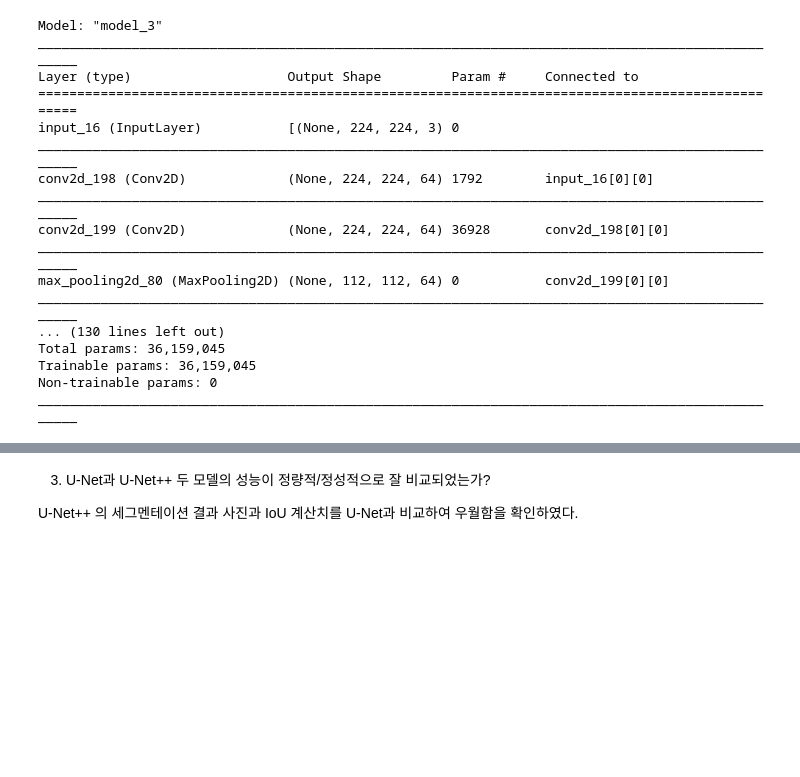
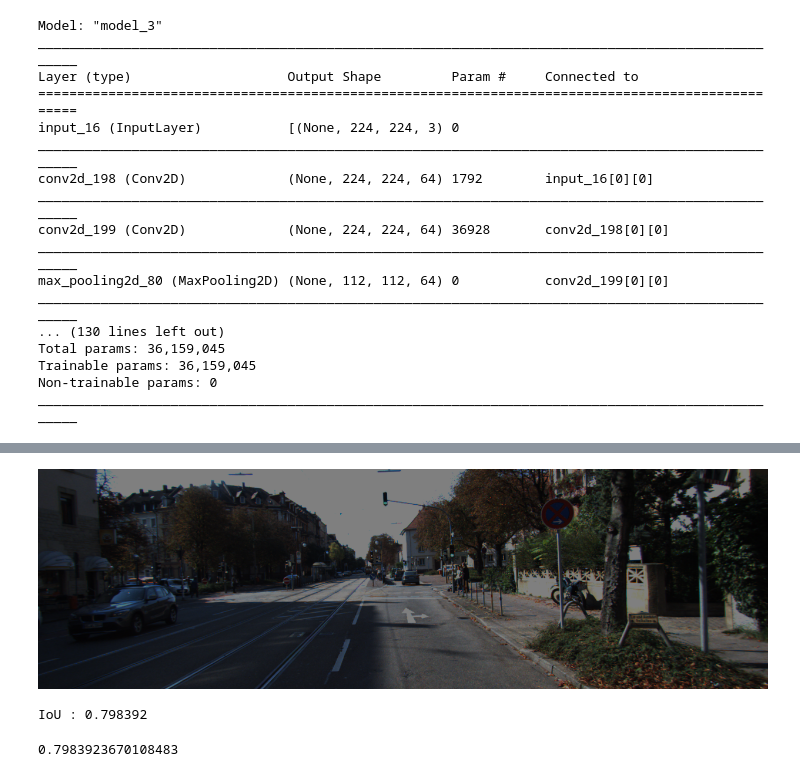
Before and after one commit to ChloeS31/AIFFEL_GoingDeeper, a Jupyter notebook: going_deeper_10/gd10.ipynb, the cells around one changed output, grey strips where cells are left out. Drawn from its saved outputs; the diff is of its cells as text; code cells hidden in the pictures; blank space fills up the shorter version.

```diff
--- a/going_deeper_10/gd10.ipynb
+++ b/going_deeper_10/gd10.ipynb
@@ -511,12 +511,30 @@ Epoch 96/100
+# %%
+def get_output(model, preproc, image_path, output_path):
+    # TODO: image_path로 입력된 이미지를 입력받아 preprocess를 해서 model로 infernece한 결과를 시각화하고
+    # 이를 output_path에 저장하는 함수를 작성해주세요.
+
+     origin_img = imread(image_path)
+     data = {"image":origin_img}
+     processed = preproc(**data)
+     output = model(np.expand_dims(processed["image"]/255,axis=0))
+     output = (output[0].numpy()>0.5).astype(np.uint8).squeeze(-1)*255  #0.5라는 threshold를 변경하면 도로인식 결과범위가 달라집니다.
+     output = Image.fromarray(output)
+     background = Image.fromarray(origin_img).convert('RGBA')
+     output = output.resize((origin_img.shape[1], origin_img.shape[0])).convert('RGBA')
+     output = Image.blend(background, output, alpha=0.5)
+     output.show()
+     return output
 # %%
 # 완성한 뒤에는 시각화한 결과를 눈으로 확인해봅시다!
 i = 1    # i값을 바꾸면 테스트용 파일이 달라집니다.
 get_output(
-     model,
+     upp_model,
      test_preproc,
      image_path=dir_path + f'/image_2/00{str(i).zfill(4)}_10.png',
      output_path=dir_path + f'./result_{str(i).zfill(3)}.png'
  )
+# %% [output]
+[figure, added]
 # %%
 def calculate_iou_score(target, prediction):
     intersection = np.logical_and(target, prediction)
@@ -553,7 +571,7 @@ def get_output(model, preproc, image_path, output_path, label_path):
 # 완성한 뒤에는 시각화한 결과를 눈으로 확인해봅시다!
 i = 1    # i값을 바꾸면 테스트용 파일이 달라집니다.
 output, prediction, target = get_output(
-     model,
+     upp_model,
      test_preproc,
      image_path=dir_path + f'/image_2/00{str(i).zfill(4)}_10.png',
      output_path=dir_path + f'./result_{str(i).zfill(3)}.png',
@@ -561,7 +579,6 @@ output, prediction, target = get_output(
  )
 
 calculate_iou_score(target, prediction)
+# %% [output]
+IoU : 0.798392
+0.7983923670108483
-# %% [markdown]
-3. U-Net과 U-Net++ 두 모델의 성능이 정량적/정성적으로 잘 비교되었는가?
-
-U-Net++ 의 세그멘테이션 결과 사진과 IoU 계산치를 U-Net과 비교하여 우월함을 확인하였다.
```
Also changed, not shown: parts of 3 cells of this notebook.
